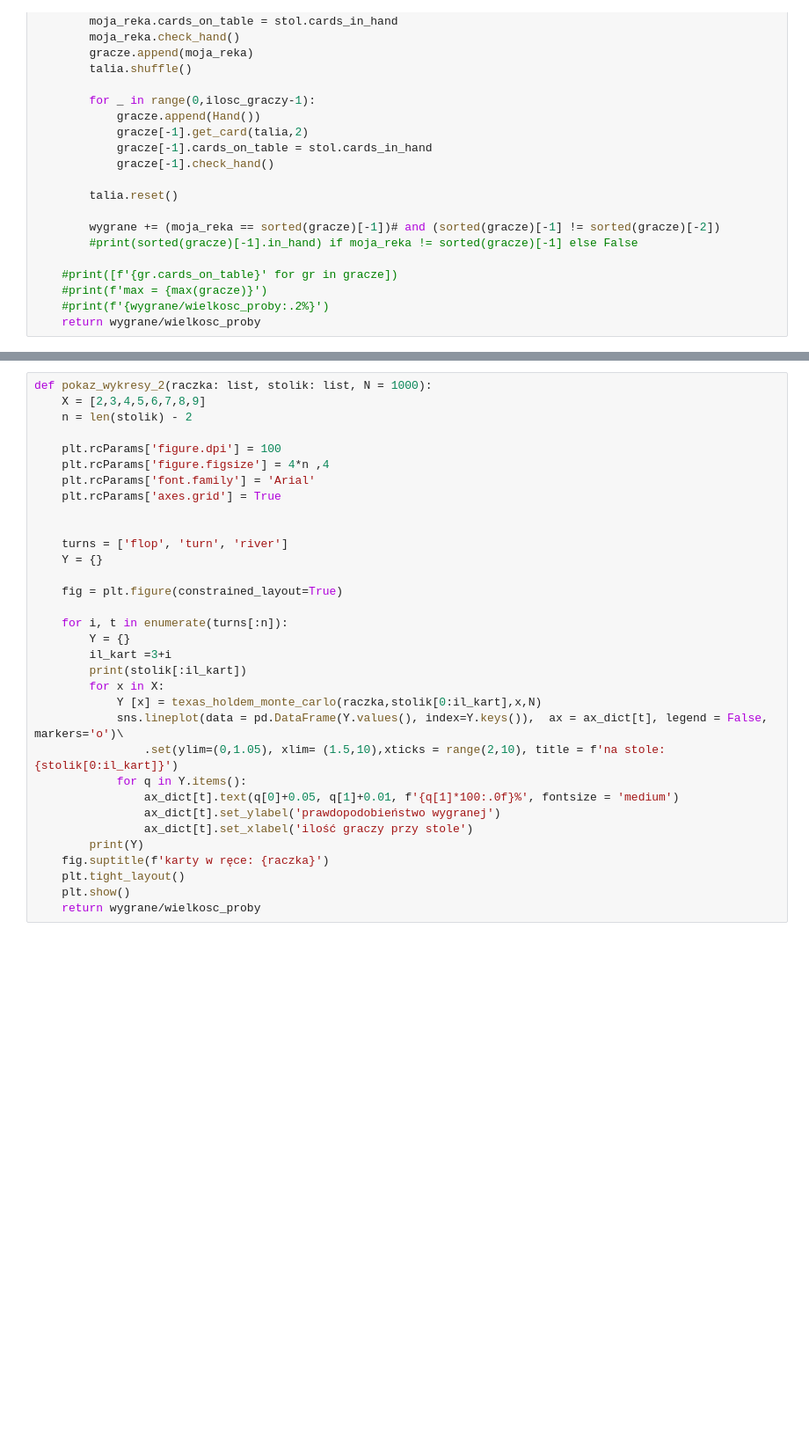
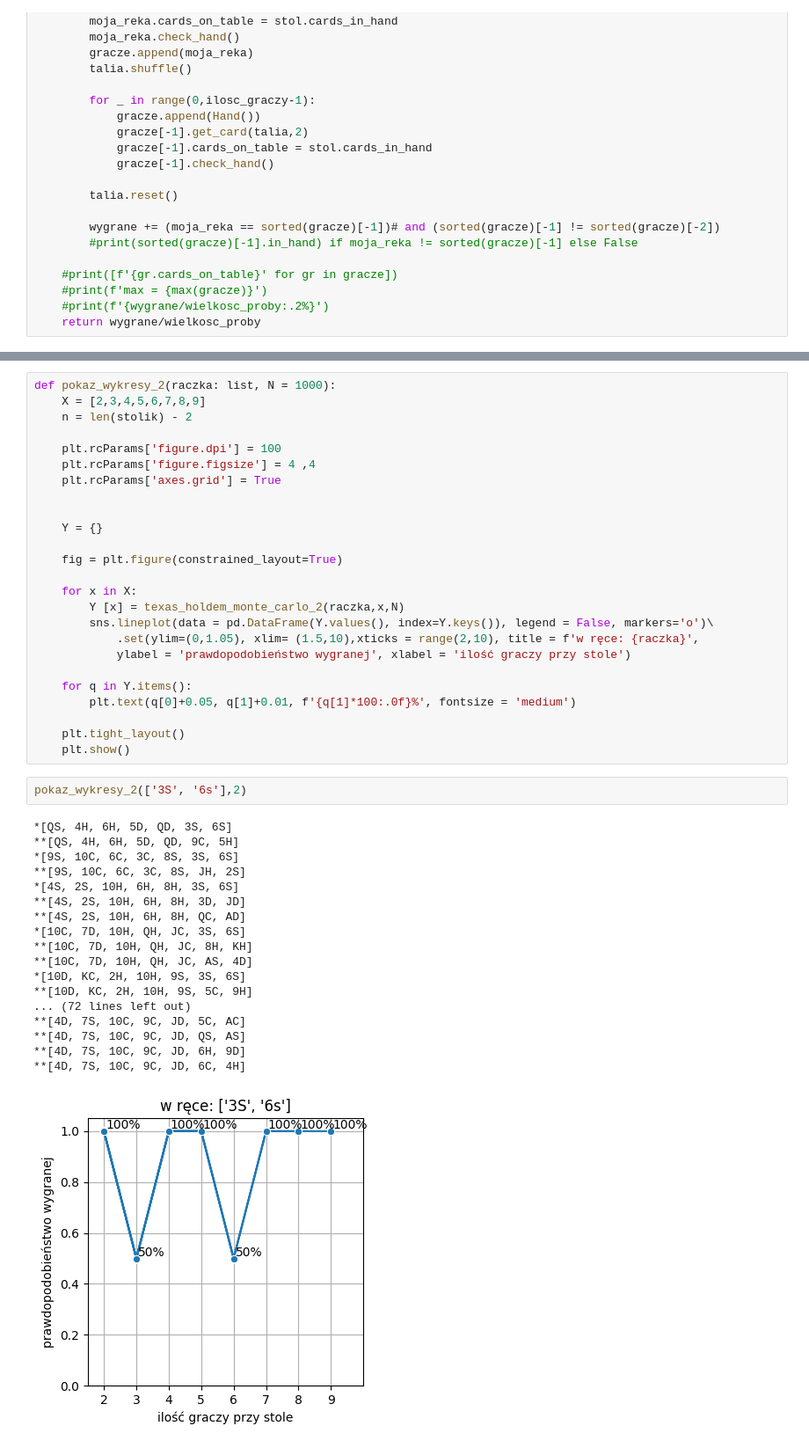
Before and after one commit to ninj4i/poker, a Jupyter notebook: pokerek.ipynb, the cells around one changed output, grey strips where cells are left out. Shown: that part at 88% size. Saved outputs shown, nothing was run; the diff lists cells and outputs as text; blank space fills up the shorter version.

```diff
--- a/pokerek.ipynb
+++ b/pokerek.ipynb
@@ -316,33 +319,46 @@ SyntaxError: expected ':' (1780759276.py, line 4)
 # %%
-def pokaz_wykresy_2(raczka: list, stolik: list, N = 1000):
+def pokaz_wykresy_2(raczka: list, N = 1000):
     X = [2,3,4,5,6,7,8,9]
     n = len(stolik) - 2
 
     plt.rcParams['figure.dpi'] = 100
-    plt.rcParams['figure.figsize'] = 4*n ,4
-    plt.rcParams['font.family'] = 'Arial'
+    plt.rcParams['figure.figsize'] = 4 ,4
     plt.rcParams['axes.grid'] = True
 
 
-    turns = ['flop', 'turn', 'river']
     Y = {}
 
     fig = plt.figure(constrained_layout=True)
 
-    for i, t in enumerate(turns[:n]):
-        Y = {}
-        il_kart =3+i
-        print(stolik[:il_kart])
-        for x in X:
-            Y [x] = texas_holdem_monte_carlo(raczka,stolik[0:il_kart],x,N)
-            sns.lineplot(data = pd.DataFrame(Y.values(), index=Y.keys()),  ax = ax_dict[t], legend = False, markers='o')\
-                .set(ylim=(0,1.05), xlim= (1.5,10),xticks = range(2,10), title = f'na stole: {stolik[0:il_kart]}')
-            for q in Y.items():
-                ax_dict[t].text(q[0]+0.05, q[1]+0.01, f'{q[1]*100:.0f}%', fontsize = 'medium')
-                ax_dict[t].set_ylabel('prawdopodobieństwo wygranej')
-                ax_dict[t].set_xlabel('ilość graczy przy stole')
-        print(Y)
-    fig.suptitle(f'karty w ręce: {raczka}')
+    for x in X:
+        Y [x] = texas_holdem_monte_carlo_2(raczka,x,N)
+        sns.lineplot(data = pd.DataFrame(Y.values(), index=Y.keys()), legend = False, markers='o')\
+            .set(ylim=(0,1.05), xlim= (1.5,10),xticks = range(2,10), title = f'w ręce: {raczka}',
+            ylabel = 'prawdopodobieństwo wygranej', xlabel = 'ilość graczy przy stole')
+
+    for q in Y.items():
+        plt.text(q[0]+0.05, q[1]+0.01, f'{q[1]*100:.0f}%', fontsize = 'medium')
+
     plt.tight_layout()
     plt.show()
-    return wygrane/wielkosc_proby
+# %%
+pokaz_wykresy_2(['3S', '6s'],2)
+# %% [output]
+*[QS, 4H, 6H, 5D, QD, 3S, 6S]
+**[QS, 4H, 6H, 5D, QD, 9C, 5H]
+*[9S, 10C, 6C, 3C, 8S, 3S, 6S]
+**[9S, 10C, 6C, 3C, 8S, JH, 2S]
+*[4S, 2S, 10H, 6H, 8H, 3S, 6S]
+**[4S, 2S, 10H, 6H, 8H, 3D, JD]
+**[4S, 2S, 10H, 6H, 8H, QC, AD]
+*[10C, 7D, 10H, QH, JC, 3S, 6S]
+**[10C, 7D, 10H, QH, JC, 8H, KH]
+**[10C, 7D, 10H, QH, JC, AS, 4D]
+*[10D, KC, 2H, 10H, 9S, 3S, 6S]
+**[10D, KC, 2H, 10H, 9S, 5C, 9H]
+... (72 lines left out)
+**[4D, 7S, 10C, 9C, JD, 5C, AC]
+**[4D, 7S, 10C, 9C, JD, QS, AS]
+**[4D, 7S, 10C, 9C, JD, 6H, 9D]
+**[4D, 7S, 10C, 9C, JD, 6C, 4H]
+[figure, added]
```
Also changed, not shown: parts of 3 cells of this notebook, 2 other files.
